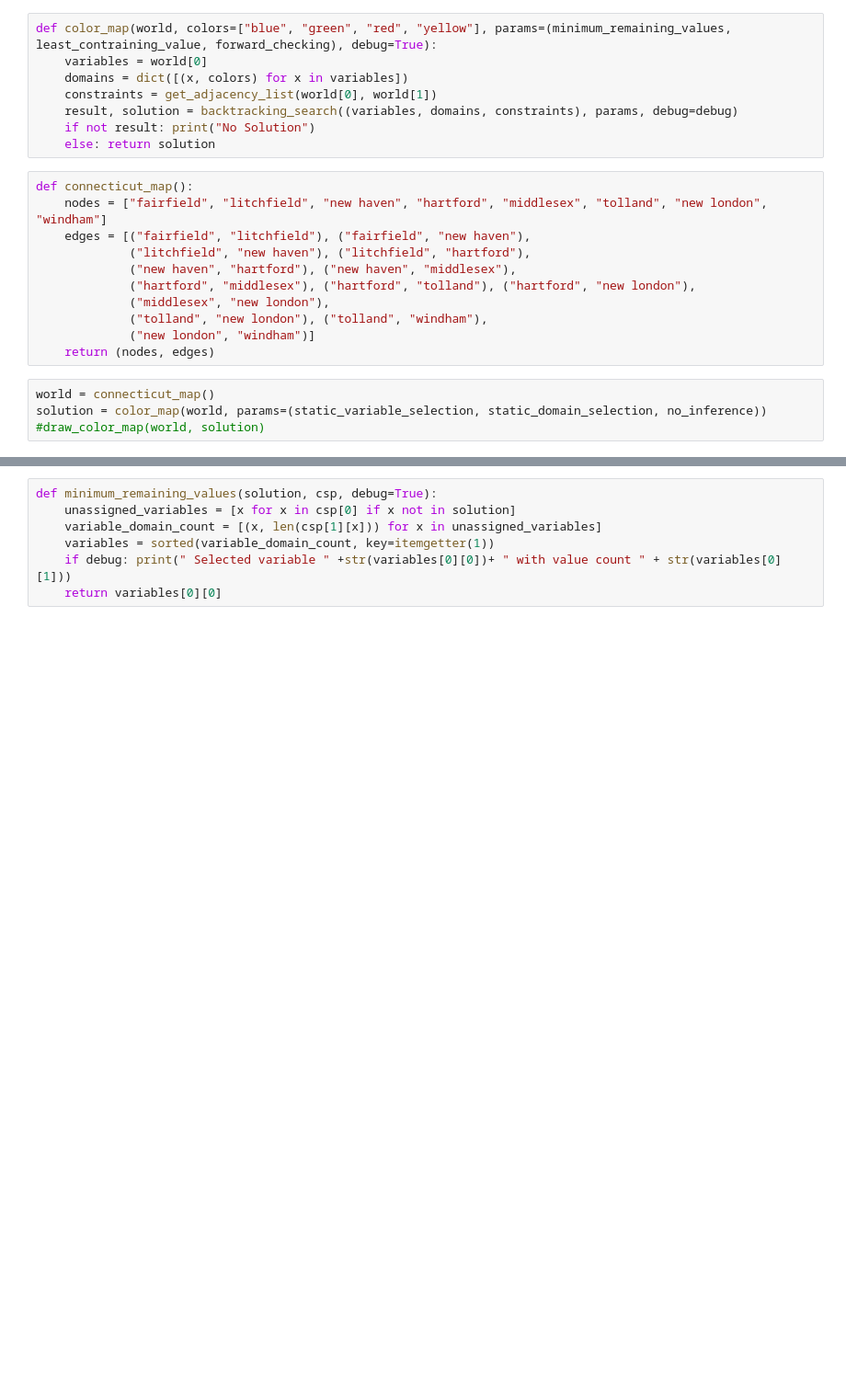
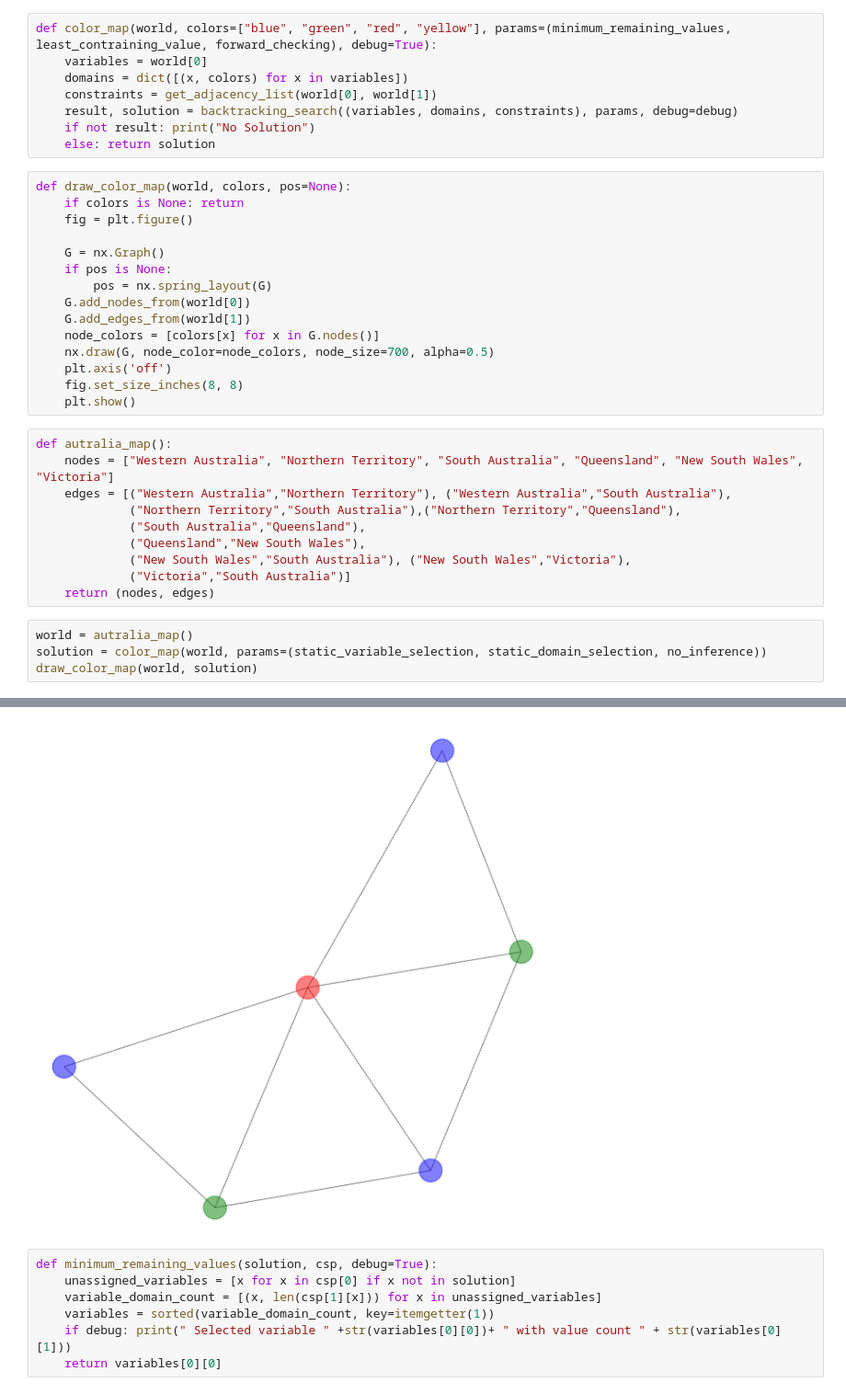
Before and after one commit to tenapato/sistemas_inteligentes, a Jupyter notebook: Tarea 3/Tarea 3.ipynb, the cells around one changed output, grey strips where cells are left out. Shown: that part at 92% size. Saved outputs shown, nothing was run; the diff lists cells and outputs as text; blank space fills up the shorter version.

Commit message:
Changed map to australia and added graphs

```diff
--- a/Tarea 3/Tarea 3.ipynb
+++ b/Tarea 3/Tarea 3.ipynb
@@ -73,20 +73,34 @@ def color_map(world, colors=["blue", "green", "red", "yellow"], params=(minimum_
     result, solution = backtracking_search((variables, domains, constraints), params, debug=debug)
     if not result: print("No Solution")
     else: return solution
-# %%
-def connecticut_map():
-    nodes = ["fairfield", "litchfield", "new haven", "hartford", "middlesex", "tolland", "new london", "windham"]
-    edges = [("fairfield", "litchfield"), ("fairfield", "new haven"),
-             ("litchfield", "new haven"), ("litchfield", "hartford"),
-             ("new haven", "hartford"), ("new haven", "middlesex"),
-             ("hartford", "middlesex"), ("hartford", "tolland"), ("hartford", "new london"),
-             ("middlesex", "new london"),
-             ("tolland", "new london"), ("tolland", "windham"),
-             ("new london", "windham")]
-    return (nodes, edges)
+# %%
+def draw_color_map(world, colors, pos=None):
+    if colors is None: return
+    fig = plt.figure()
+
+    G = nx.Graph()
+    if pos is None:
+        pos = nx.spring_layout(G)
+    G.add_nodes_from(world[0])
+    G.add_edges_from(world[1])
+    node_colors = [colors[x] for x in G.nodes()]
+    nx.draw(G, node_color=node_colors, node_size=700, alpha=0.5)
+    plt.axis('off')
+    fig.set_size_inches(8, 8)
+    plt.show()
+# %%
+def autralia_map():
+    nodes = ["Western Australia", "Northern Territory", "South Australia", "Queensland", "New South Wales", "Victoria"]
+    edges = [("Western Australia","Northern Territory"), ("Western Australia","South Australia"),
+             ("Northern Territory","South Australia"),("Northern Territory","Queensland"),
+             ("South Australia","Queensland"),
+             ("Queensland","New South Wales"),
+             ("New South Wales","South Australia"), ("New South Wales","Victoria"),
+             ("Victoria","South Australia")]
+    return (nodes, edges)
 # %%
-world = connecticut_map()
+world = autralia_map()
 solution = color_map(world, params=(static_variable_selection, static_domain_selection, no_inference))
-#draw_color_map(world, solution)
+draw_color_map(world, solution)
 # %% [output]
 Solution: {}
@@ -109,3 +123,4 @@ Solution: {'fairfield': 'blue', 'litchfield': 'green', 'new haven': 'red', 'hart
+[figure, added]
 # %%
 def minimum_remaining_values(solution, csp, debug=True):
     unassigned_variables = [x for x in csp[0] if x not in solution]
```
Also changed, not shown: parts of 3 cells of this notebook.
